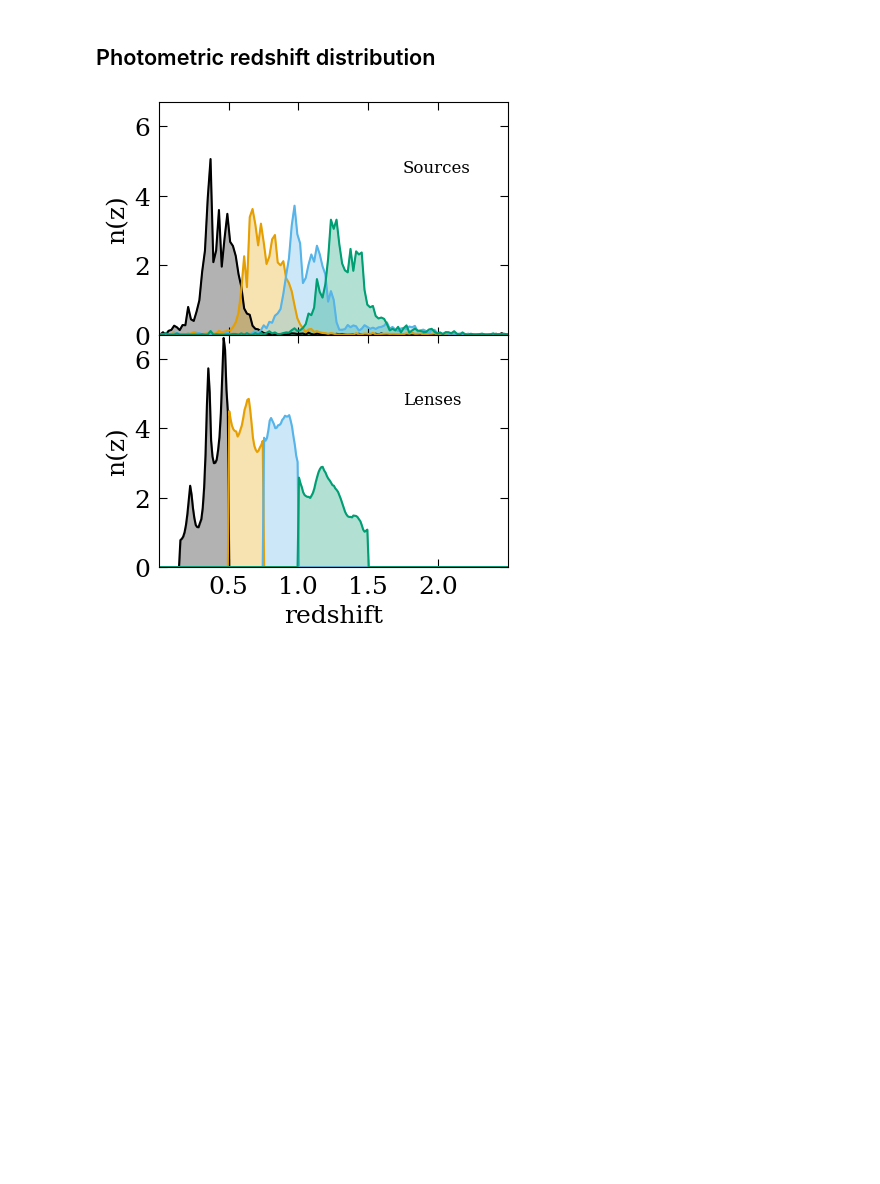
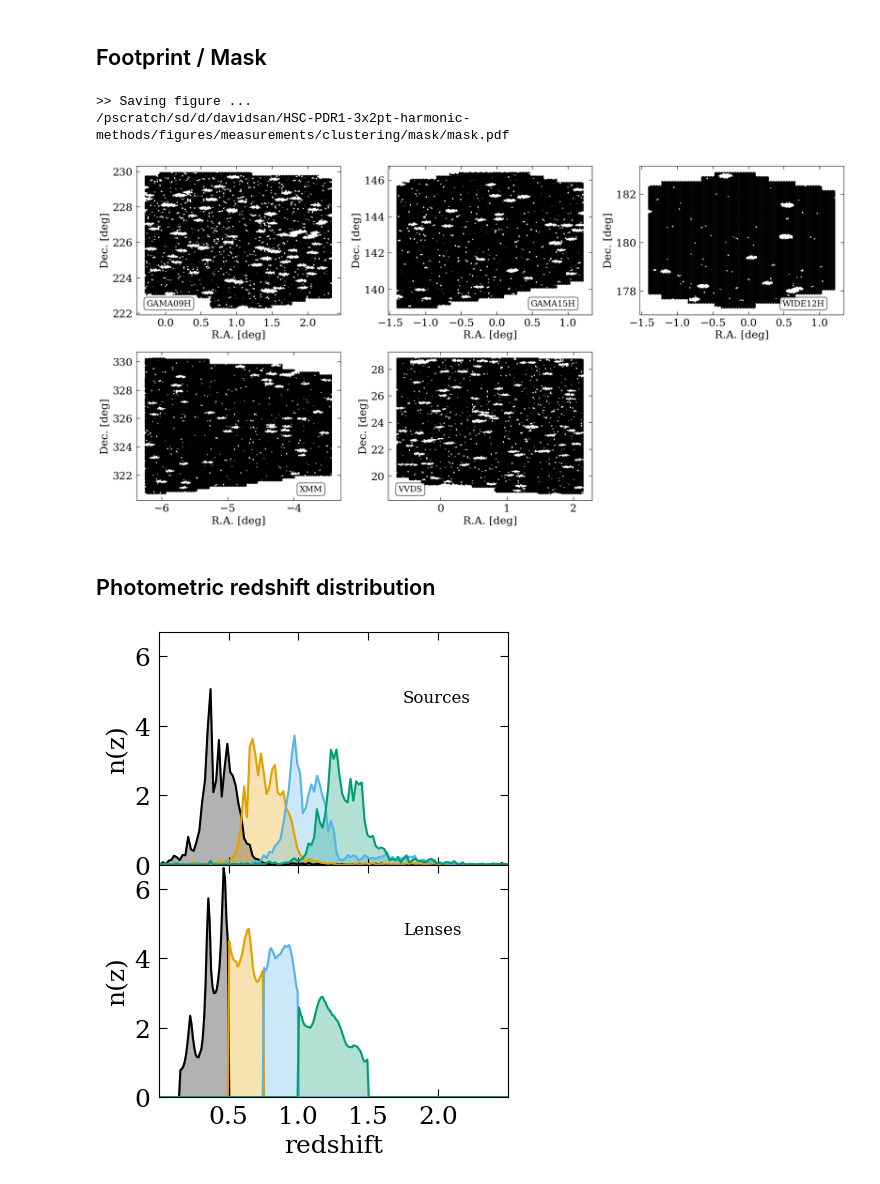
Before and after one commit to davsan06/HSC-PDR1-3x2pt-harmonic-methods, a Jupyter notebook: analysis/NBMeasurementPlot.ipynb, the cells around one changed output. Cells and saved outputs as stored; diff of their text form; code cells hidden in the pictures; blank space fills up the shorter version.

```diff
--- a/analysis/NBMeasurementPlot.ipynb
+++ b/analysis/NBMeasurementPlot.ipynb
@@ -9,3 +11,82 @@ import sacc
+# %% [markdown]
+## Footprint / Mask
+# %%
+path = '/global/cfs/projectdirs/lsst/groups/LSS/HSC_reanalysis/data_javi/lens_sample_2023_pdr1'
+path_aux = '/pscratch/sd/d/davidsan/HSC-PDR1-3x2pt-harmonic-methods/data/mask/star_snr10_imag245'
+savepath = '/pscratch/sd/d/davidsan/HSC-PDR1-3x2pt-harmonic-methods/figures/measurements/clustering/mask'
+
+mask_type = 'star_snr10_imag245'
+nside = 2048
+
+# HSC Fields
+label_list = ['gama09h', 'gama15h', 'wide12h', 'xmm', 'vvds']
+
+# Initialize an empty matplotlib figure with 2 rows and 3 columns in the top tow and 2 columns in the bottom row
+fig, axs = plt.subplots(2, 3, figsize=(18, 9))
+
+# Increase the horizontal separation between the plots
+fig.subplots_adjust(hspace = 0.3, wspace=0.3)
+
+# Iterate over fields
+for label in label_list:
+    if label == 'gama09h':
+        # Plot position
+        pind = (0,0)
+        # Text position
+        x,y = (0.05, 0.1)
+    elif label == 'gama15h':
+        pind = (0,1)
+        x,y = (0.7, 0.1)
+    elif label == 'wide12h':
+        pind = (0,2)
+        x,y = (0.7, 0.1)
+    elif label == 'xmm':
+        pind = (1,0)
+        x,y = (0.8, 0.1)
+    elif label == 'vvds':
+        pind = (1,1)
+        x,y = (0.05, 0.1)
+    # Compose the filename
+    fname = os.path.join(path_aux, f'mask_{mask_type}_nside{nside}_{label}.hs')
+    # Read the mask
+    mask = healsparse.HealSparseMap.read(fname)
+    # Get the pixels
+    pixels = mask.valid_pixels
+    # Get the mask values
+    mask_values = mask[pixels]
+    # Convert pixels to ring ordering
+    pixels = hp.nest2ring(nside, pixels)
+    # Convert pixel to ra and dec using the HSCMeasurementUtils
+    ra, dec = HSCMeasurementUtils.IndexToDeclRa(index = pixels,nside=nside)
+
+    # Plot ra and dec with a scatter plot and using mask_values in black and white
+    axs[pind].scatter(ra, dec, c=mask_values, s=3, cmap='binary')
+    # Xlabel
+    axs[pind].set_xlabel('R.A. [deg]')
+    axs[pind].set_ylabel('Dec. [deg]')
+    # Write the name of the field, which is the label, in capital letters inside the plot
+    # as text and not overlapping with the scatter plot
+    axs[pind].text(x, y, label.upper(), transform=axs[pind].transAxes, fontsize=14,
+        verticalalignment='top', bbox=dict(boxstyle='round', facecolor='white', alpha=0.8))
+
+# Remove the last plot
+fig.delaxes(axs[1,2])
+# Center the plots
+fig.tight_layout()
+
+print(">> Saving figure ...")
+print(os.path.join(savepath, 'mask.pdf'))
+
+plt.savefig(os.path.join(savepath, 'mask.png'),
+             dpi=300,
+             bbox_inches='tight')
+plt.savefig(os.path.join(savepath, 'mask.pdf'),
+             dpi=300,
+             bbox_inches='tight')
+# %% [output]
+>> Saving figure ...
+/pscratch/sd/d/davidsan/HSC-PDR1-3x2pt-harmonic-methods/figures/measurements/clustering/mask/mask.pdf
+[figure, added]
 # %% [markdown]
 ## Photometric redshift distribution
 # %%
```
Also changed, not shown: parts of 3 cells of this notebook.
